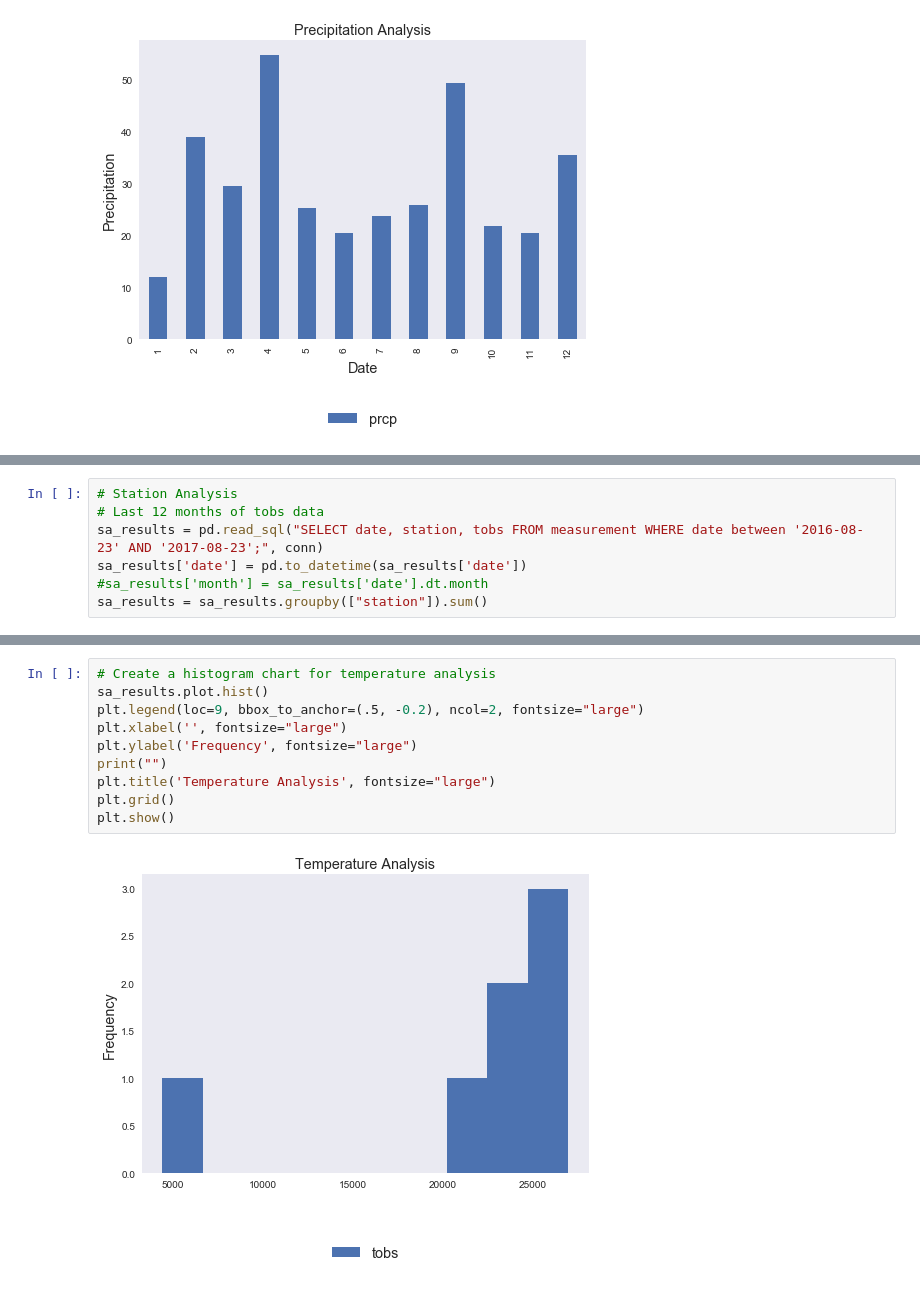
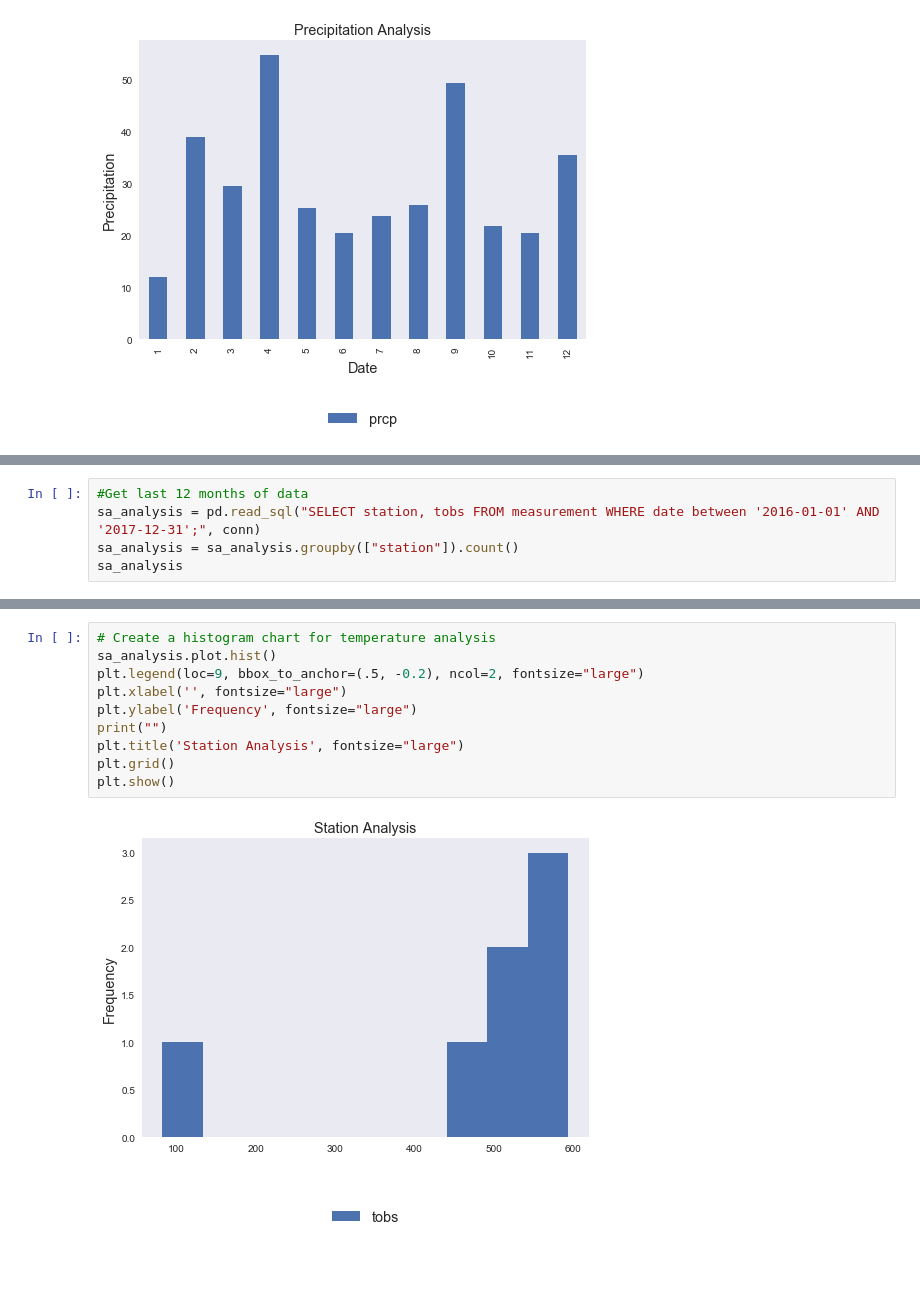
Before and after one commit to caitlnt/Homework, a Jupyter notebook: HW-09/climate_analysis.ipynb, the cells around one changed output, grey strips where cells are left out. Saved outputs shown, nothing was run; the diff lists cells and outputs as text.

Commit message:
HW-09 update climate_analysis and flask app

```diff
--- a/HW-09/climate_analysis.ipynb
+++ b/HW-09/climate_analysis.ipynb
@@ -109,7 +128,5 @@ plt.show()
 # %%
-# Station Analysis
-# Last 12 months of tobs data
-sa_results = pd.read_sql("SELECT date, station, tobs FROM measurement WHERE date between '2016-08-23' AND '2017-08-23';", conn)
-sa_results['date'] = pd.to_datetime(sa_results['date'])
-#sa_results['month'] = sa_results['date'].dt.month
-sa_results = sa_results.groupby(["station"]).sum()
+#Get last 12 months of data
+sa_analysis = pd.read_sql("SELECT station, tobs FROM measurement WHERE date between '2016-01-01' AND '2017-12-31';", conn)
+sa_analysis = sa_analysis.groupby(["station"]).count()
+sa_analysis
@@ -116,12 +143,12 @@ sa_results = sa_results.groupby(["station"]).sum()
 # %%
 # Create a histogram chart for temperature analysis
-sa_results.plot.hist()
+sa_analysis.plot.hist()
 plt.legend(loc=9, bbox_to_anchor=(.5, -0.2), ncol=2, fontsize="large")
 plt.xlabel('', fontsize="large")
 plt.ylabel('Frequency', fontsize="large")
 print("")
-plt.title('Temperature Analysis', fontsize="large")
+plt.title('Station Analysis', fontsize="large")
 plt.grid()
 plt.show()
 # %% [output]
-[figure, old version]
+[figure, new version]
```
Also changed, not shown: parts of 15 cells of this notebook, 1 other file.
